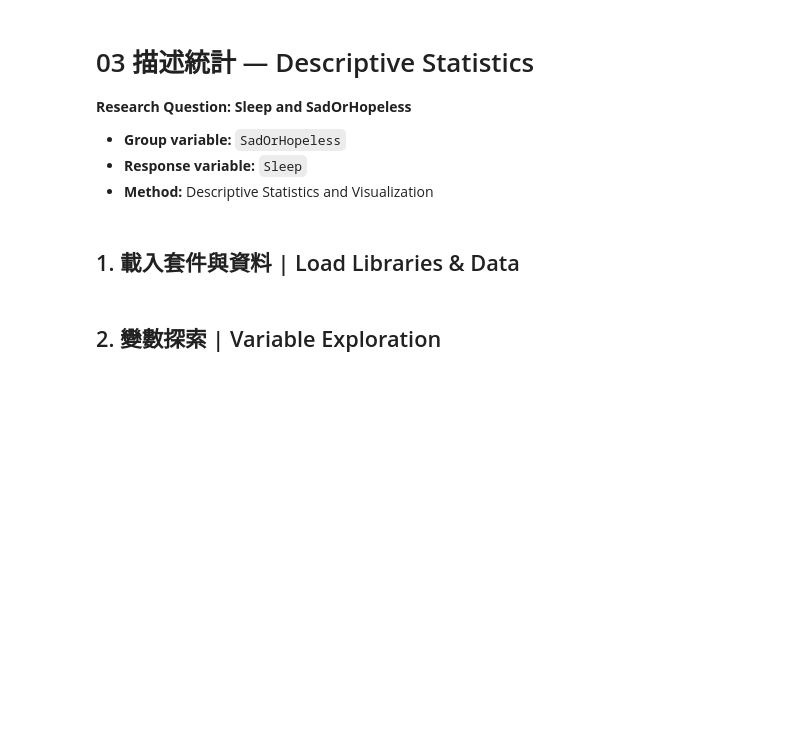
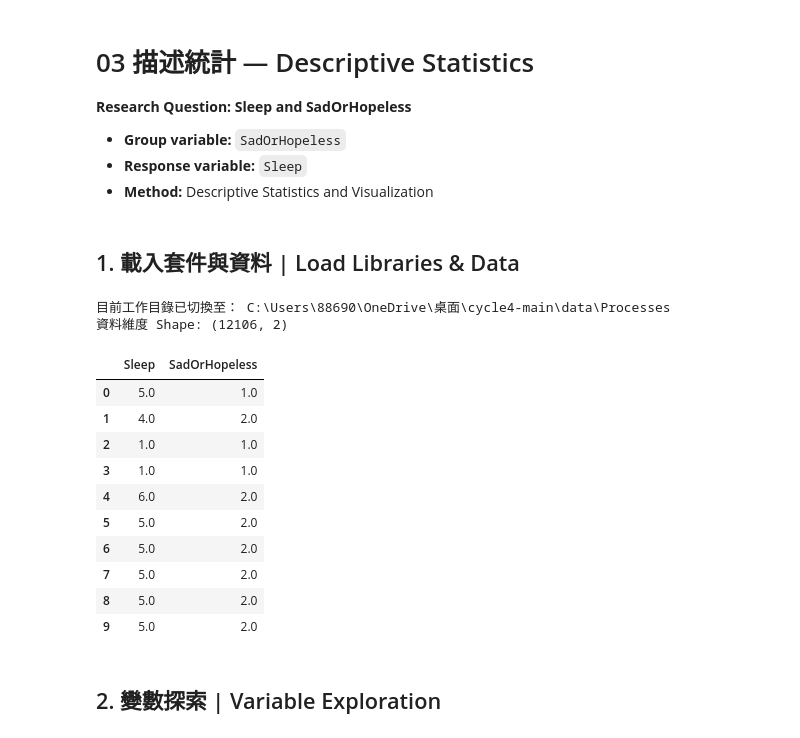
Before and after one commit to melodytwcom-ship-it/cycle4, a Jupyter notebook: notebook/03_descriptive_statistics_sleep_sad_FULL.ipynb, the cells around one changed output. Drawn from its saved outputs; the diff is of its cells as text; code cells hidden in the pictures; blank space fills up the shorter version.

```diff
--- a/notebook/03_descriptive_statistics_sleep_sad_FULL.ipynb
+++ b/notebook/03_descriptive_statistics_sleep_sad_FULL.ipynb
@@ -8,14 +8,35 @@
 # %% [markdown]
 ## 1. 載入套件與資料 | Load Libraries & Data
 # %%
+import os
 import pandas as pd
-import numpy as np
-import matplotlib.pyplot as plt
+
+# 1. 強制讓 Python 切換到你的檔案所在目錄
+target_dir = r"C:\Users\88690\OneDrive\桌面\cycle4-main\data\Processes"
+os.chdir(target_dir)
+
+# 2. 確認切換成功，並直接用「檔名」讀取
+print("目前工作目錄已切換至：", os.getcwd())
 
 df = pd.read_csv('YRBS_2007_sleep_sad_clean.csv')
 
+# 3. 顯示結果
 print('資料維度 Shape:', df.shape)
-df[['Sleep','SadOrHopeless']].head(10)
+display(df[['Sleep','SadOrHopeless']].head(10))
+# %% [output]
+目前工作目錄已切換至： C:\Users\88690\OneDrive\桌面\cycle4-main\data\Processes
+資料維度 Shape: (12106, 2)
+|  | Sleep | SadOrHopeless |
+| 0 | 5.0 | 1.0 |
+| 1 | 4.0 | 2.0 |
+| 2 | 1.0 | 1.0 |
+| 3 | 1.0 | 1.0 |
+| 4 | 6.0 | 2.0 |
+| 5 | 5.0 | 2.0 |
+| 6 | 5.0 | 2.0 |
+| 7 | 5.0 | 2.0 |
+| 8 | 5.0 | 2.0 |
+| 9 | 5.0 | 2.0 |
 # %% [markdown]
 ## 2. 變數探索 | Variable Exploration
 # %%
```
Also changed, not shown: parts of 6 cells of this notebook, 3 other files.
